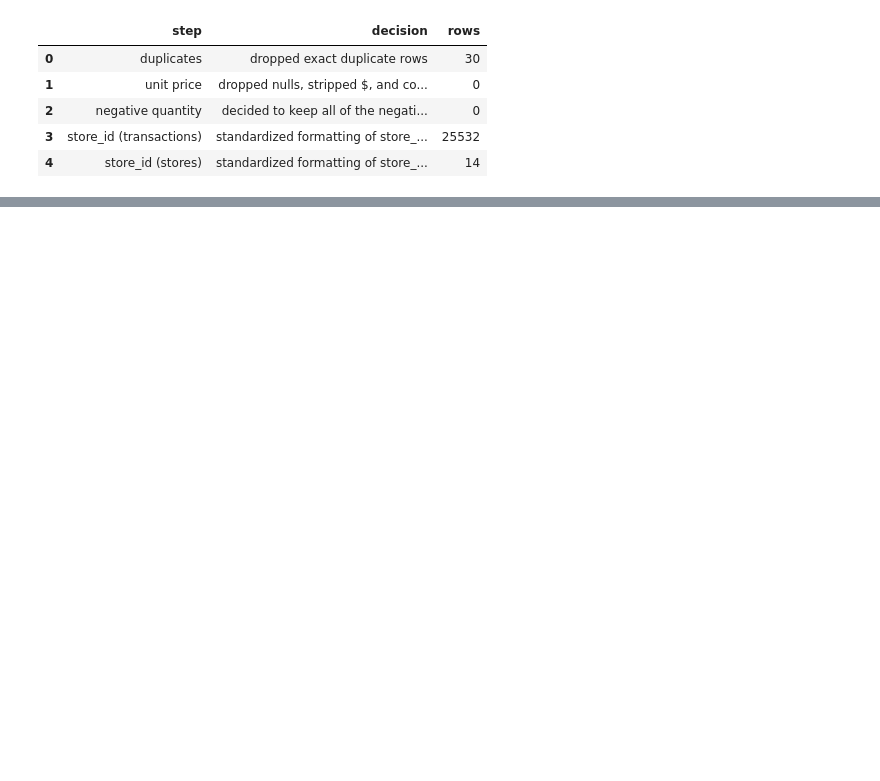
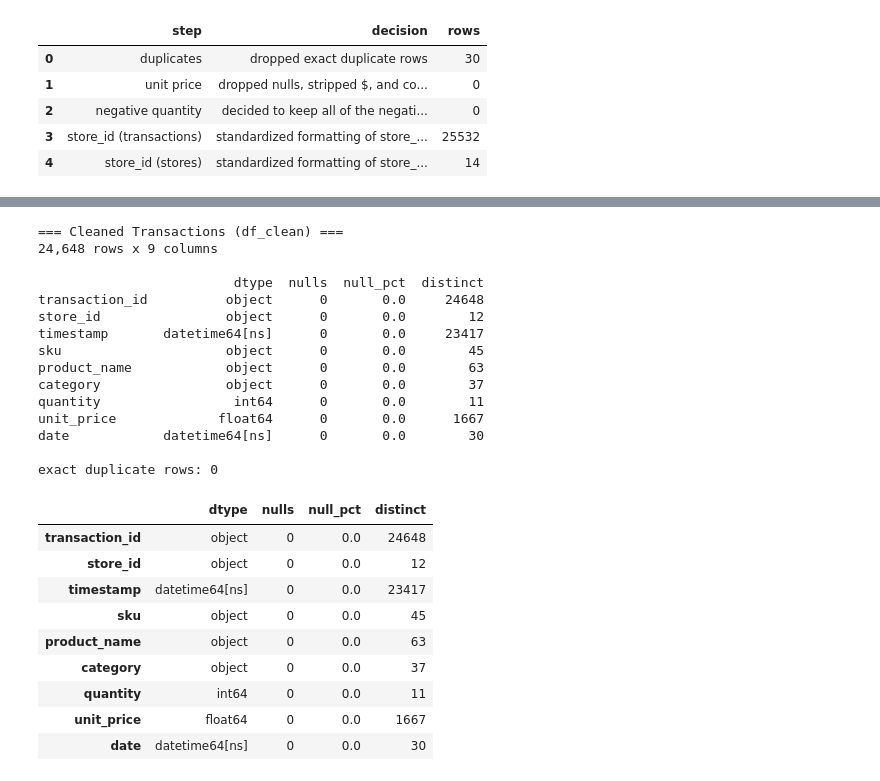
Before and after one commit to AdelineKwakye/walmart-huricane-project, a Jupyter notebook: notebooks/scratch/Adeline_Kwakye_Notebook.ipynb, the cells around one changed output, grey strips where cells are left out. Cells and saved outputs as stored; diff of their text form; code cells hidden in the pictures; blank space fills up the shorter version.

```diff
--- a/notebooks/scratch/Adeline_Kwakye_Notebook.ipynb
+++ b/notebooks/scratch/Adeline_Kwakye_Notebook.ipynb
@@ -239,0 +314,45 @@ True
+# %%
+def profile(df, name='dataset'):
+    print(f'=== {name} ===')
+    print(f'{len(df):,} rows x {len(df.columns)} columns')
+    print()
+    summary = pd.DataFrame({
+        'dtype': df.dtypes.astype(str),
+        'nulls': df.isnull().sum(),
+        'null_pct': (100 * df.isnull().mean()).round(1),
+        'distinct': df.nunique(),
+    })
+    print(summary)
+    print()
+    print('exact duplicate rows:', df.duplicated().sum())
+    return summary
+
+
+    # Final post-cleaning health check
+profile(df_clean, name='Cleaned Transactions (df_clean)')
+# %% [output]
+=== Cleaned Transactions (df_clean) ===
+24,648 rows x 9 columns
+
+                         dtype  nulls  null_pct  distinct
+transaction_id          object      0       0.0     24648
+store_id                object      0       0.0        12
+timestamp       datetime64[ns]      0       0.0     23417
+sku                     object      0       0.0        45
+product_name            object      0       0.0        63
+category                object      0       0.0        37
+quantity                 int64      0       0.0        11
+unit_price             float64      0       0.0      1667
+date            datetime64[ns]      0       0.0        30
+
+exact duplicate rows: 0
+|  | dtype | nulls | null_pct | distinct |
+| transaction_id | object | 0 | 0.0 | 24648 |
+| store_id | object | 0 | 0.0 | 12 |
+| timestamp | datetime64[ns] | 0 | 0.0 | 23417 |
+| sku | object | 0 | 0.0 | 45 |
+| product_name | object | 0 | 0.0 | 63 |
+| category | object | 0 | 0.0 | 37 |
+| quantity | int64 | 0 | 0.0 | 11 |
+| unit_price | float64 | 0 | 0.0 | 1667 |
+| date | datetime64[ns] | 0 | 0.0 | 30 |
```
Also changed, not shown: parts of 4 cells of this notebook.
